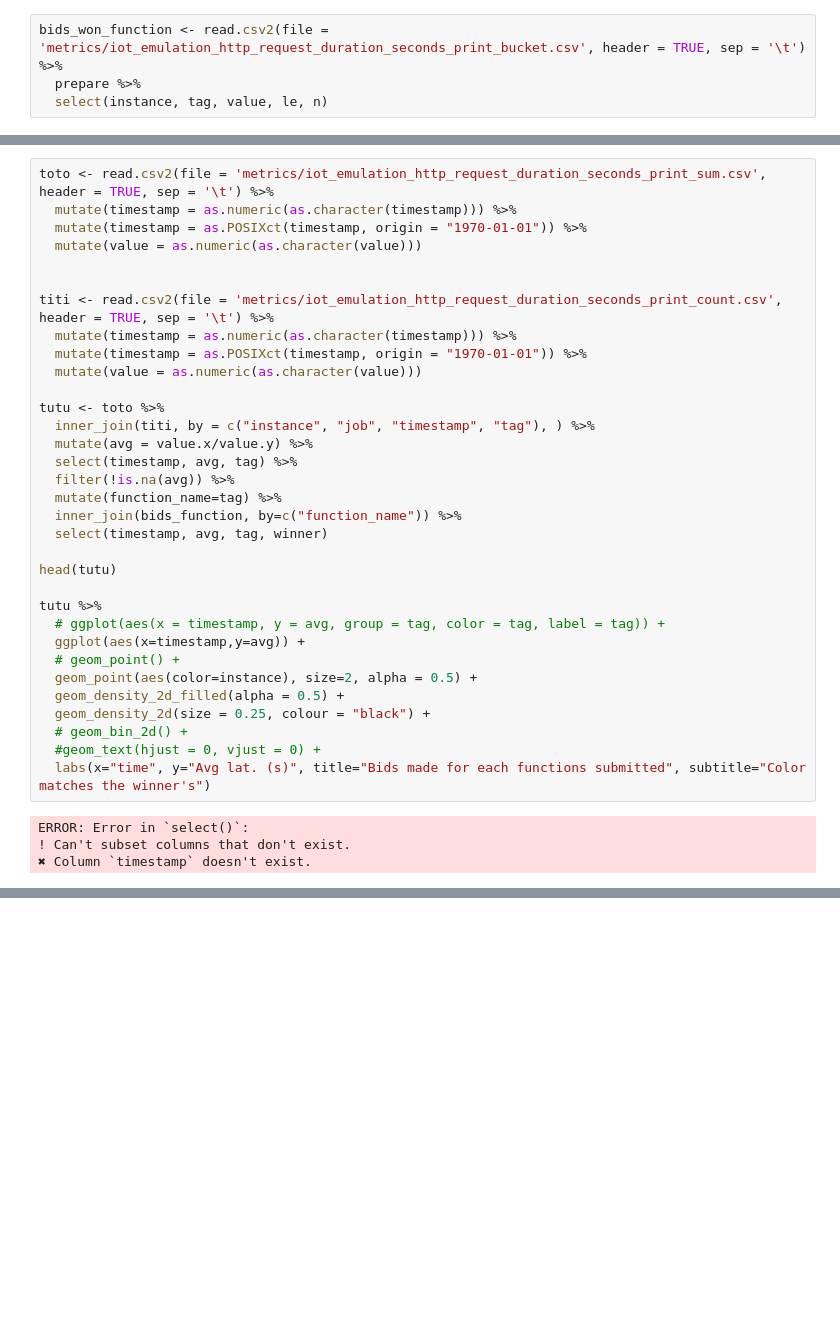
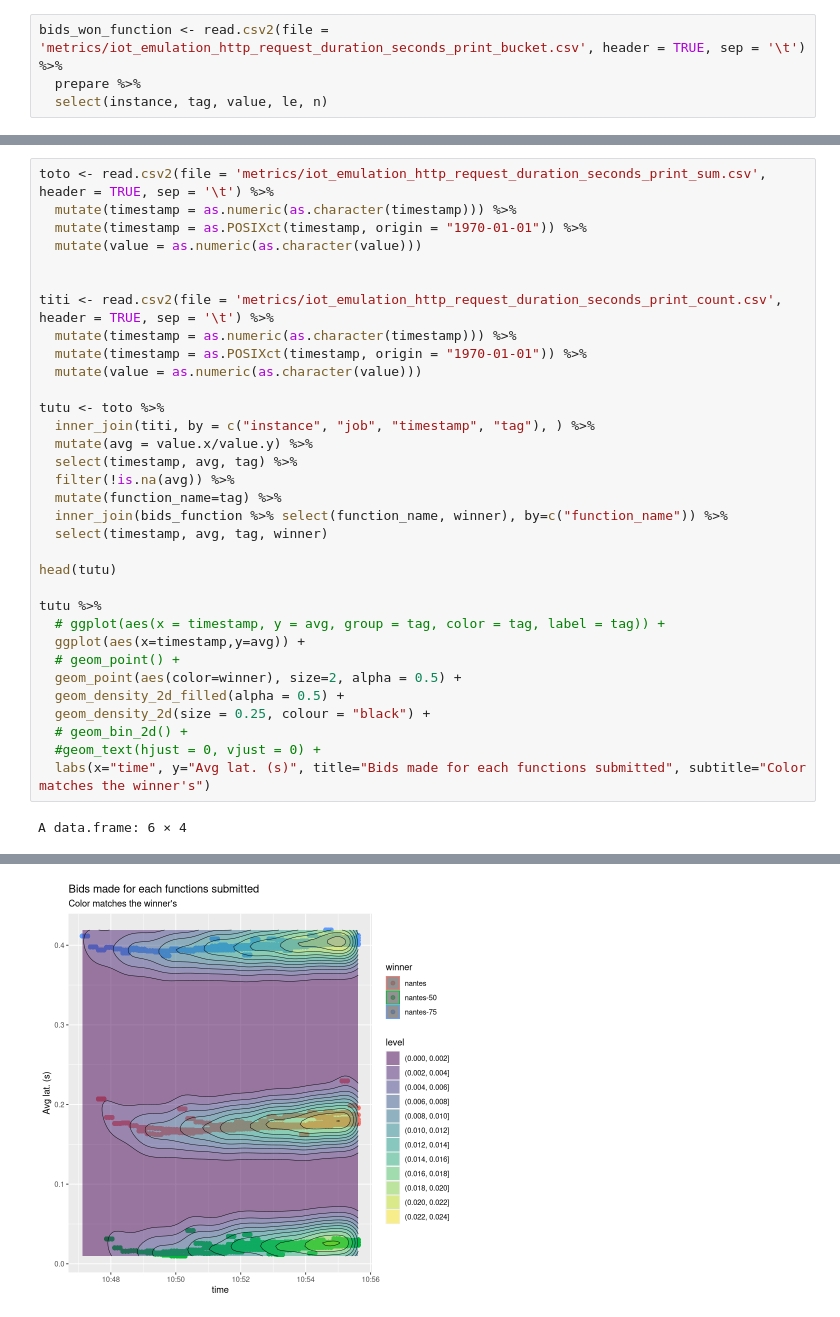
Before and after one commit to VolodiaPG/giraff, a Jupyter notebook: enos/live/expe.ipynb, the cells around one changed output, grey strips where cells are left out. Drawn from its saved outputs; the diff is of its cells as text; blank space fills up the shorter version.

```diff
--- a/enos/live/expe.ipynb
+++ b/enos/live/expe.ipynb
@@ -308,7 +308,7 @@ tutu <- toto %>%
   select(timestamp, avg, tag) %>%
   filter(!is.na(avg)) %>%
   mutate(function_name=tag) %>%
-  inner_join(bids_function, by=c("function_name")) %>%
+  inner_join(bids_function %>% select(function_name, winner), by=c("function_name")) %>%
   select(timestamp, avg, tag, winner)
 
 head(tutu)
@@ -317,13 +317,11 @@ tutu %>%
   # ggplot(aes(x = timestamp, y = avg, group = tag, color = tag, label = tag)) +
   ggplot(aes(x=timestamp,y=avg)) +
   # geom_point() +
-  geom_point(aes(color=instance), size=2, alpha = 0.5) +
+  geom_point(aes(color=winner), size=2, alpha = 0.5) +
   geom_density_2d_filled(alpha = 0.5) +
   geom_density_2d(size = 0.25, colour = "black") +
   # geom_bin_2d() +
   #geom_text(hjust = 0, vjust = 0) +
   labs(x="time", y="Avg lat. (s)", title="Bids made for each functions submitted", subtitle="Color matches the winner's")
 # %% [output]
-ERROR: Error in `select()`:
-! Can't subset columns that don't exist.
-✖ Column `timestamp` doesn't exist.
+A data.frame: 6 × 4
@@ -329,0 +336 @@ ERROR: Error in `select()`:
+[figure, added]
```
Also changed, not shown: parts of 6 cells of this notebook, 6 other files.
